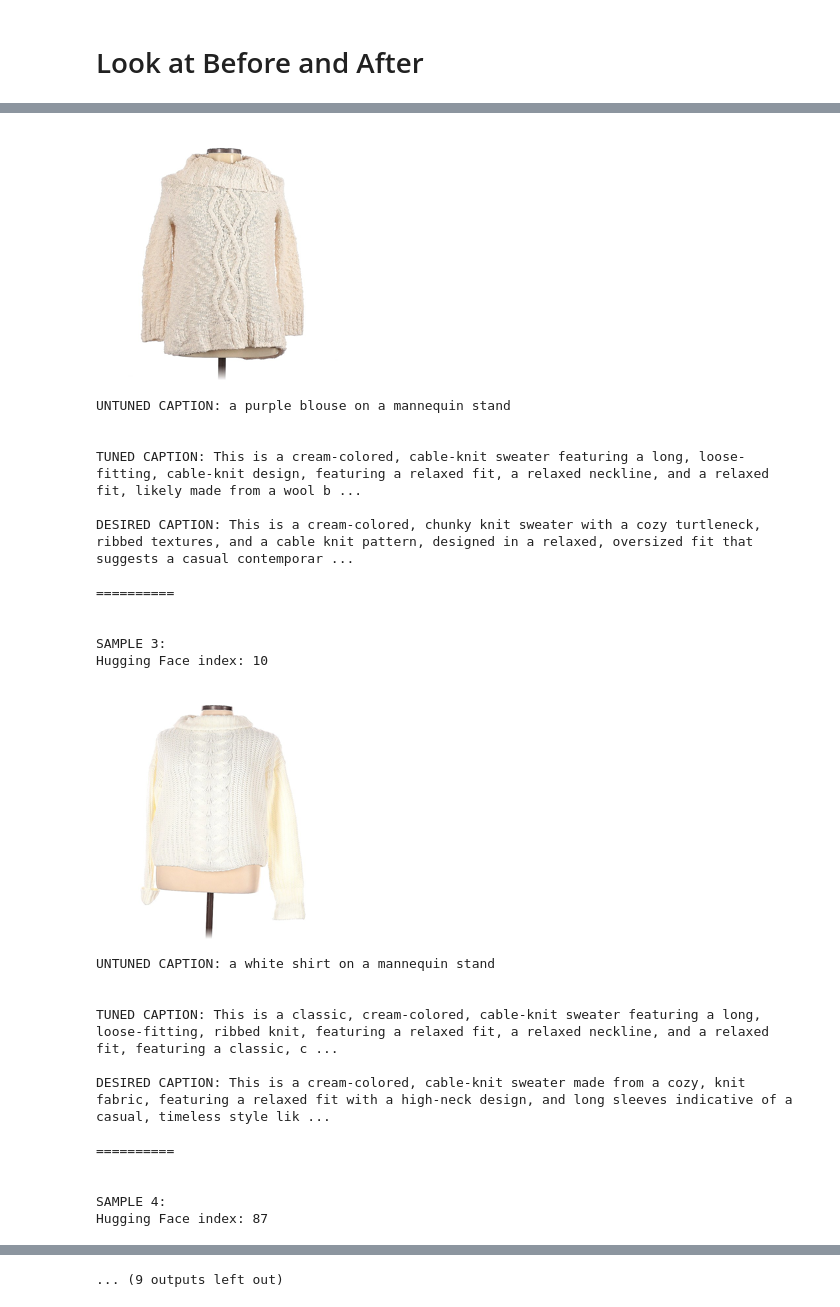
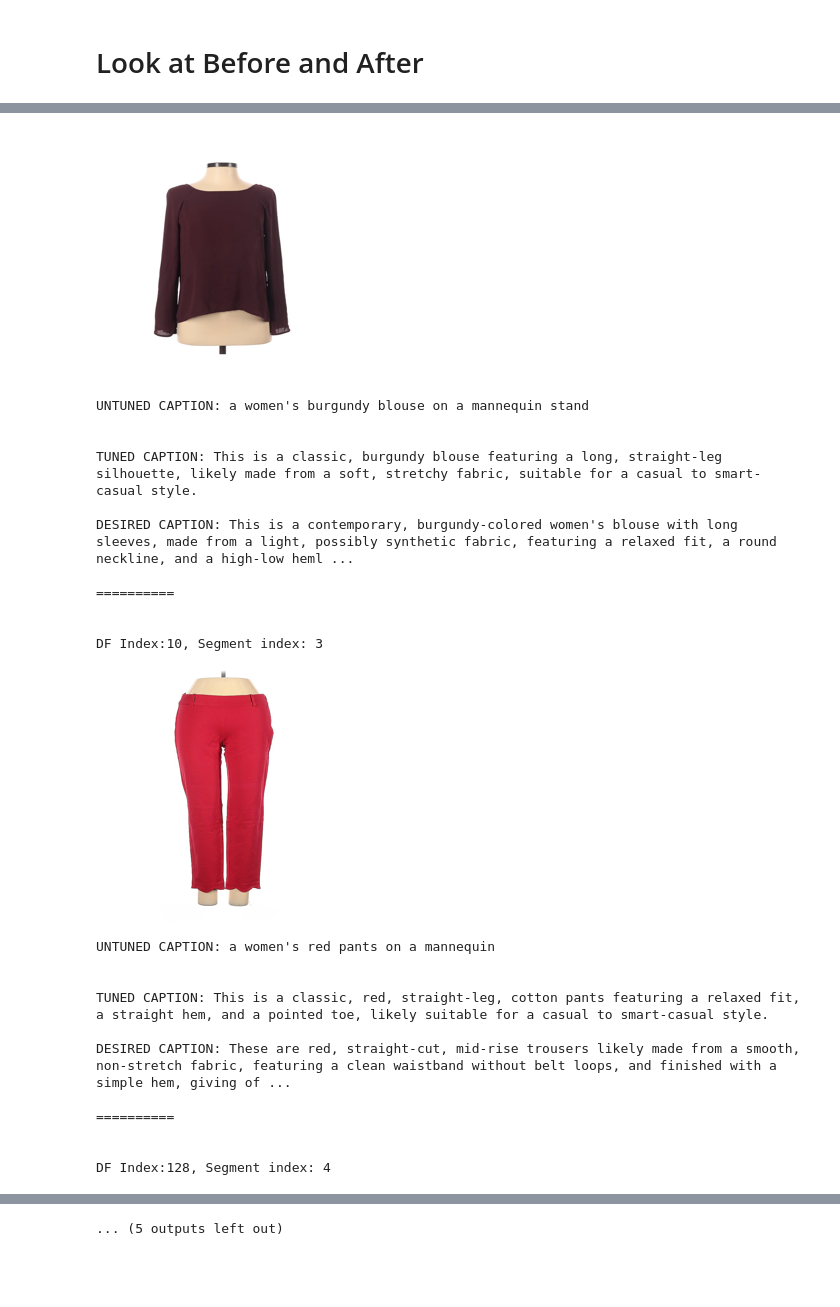
Before and after one commit to Krink22/EcoStyleSearch_NLP, a Jupyter notebook: fashion_image_captioner.ipynb, the cells around one changed output, grey strips where cells are left out. Drawn from its saved outputs; the diff is of its cells as text; code cells hidden in the pictures; blank space fills up the shorter version.

Commit message:
Made work with deduped dataset

```diff
--- a/fashion_image_captioner.ipynb
+++ b/fashion_image_captioner.ipynb
@@ -102,11 +105,12 @@ def getDatasetDF(csv_filepath = CSV_FILEPATH_g, image_folder = IMAGE_FOLDER_g):
     if len(csv_filepath) == 0:
         return
     data_df = read_csv(csv_filepath)
+    data_df.index.name = "df_id" #name index to be used for matching datapoints across imported df, hugging face train/test sets and torch dataloaders
 
     return data_df # Should have
 
 
 data_df_g = getDatasetDF()
-data_df_g.head()
+data_df_g.head(20)
 # %% [output]
 |  | filename | description |
@@ -256,0 +345,14 @@ test hugging face dataset created
+# %%
+# Function to convert from hf_id to uid
+
+def get_uid_from_hf_segment_id(segment, hf_segment_id, uid_df = uid_df_g):
+    df_id = uid_df.loc[(uid_df["segment"] == segment) & (uid_df["hf_segment_id"] == hf_segment_id), "df_id"]
+    assert len(df_id) == 1
+    uid = df_id.values[0]
+    return uid
+
+#Example
+segment_g = "train"
+hf_id_g = 0
+print(f"The uid of hf {segment_g}, ex {hf_id_g}:")
+print(get_uid_from_hf_segment_id(segment_g, hf_id_g))
@@ -390,6 +497,21 @@ test_dataloader_g = DataLoader(dataset = ImageCaptioningDataset(validation_hfset
                               )
 
 # del train_hfset
+# %%
+def select_dataset(segment,
+                   train_dataloader = train_dataloader_g,
+                   validation_dataloader = validation_dataloader_g,
+                   test_dataloader = test_dataloader_g):
+
+    selected_df, selected_hfset = select_df_hf(segment)
+    if segment == "train":
+        return  selected_df, selected_hfset, train_dataloader
+    elif segment == "validation":
+        return  selected_df, selected_hfset, validation_dataloader
+    elif segment == "test":
+        return  selected_df, selected_hfset, test_dataloader
+
+#train_df, train_hfset, train_dataloader = select_dataset("train")
 # %% [markdown]
 # Get Model
 # %%
@@ -573,0 +642,6 @@ Hugging Face index: 55
+# %%
+#Look at predictions before training
+segment_g = "validation"
+n_samples_g = 10
+
+comparison_segment_g, comparison_hf_indices_g, comparison_pixel_value_inputs_g, comparison_predictions_untuned_g, comparison_labels_g  = compareCaptionsBefore(segment_g, n_samples_g)
@@ -663,6 +811,9 @@ Average Loss: 1.932018021742503
 # %% [markdown]
 # Look at Before and After
 # %%
-stage_g = 'after'
-_, _, _ = compareBeforeAndAfter(model_g, processor_g, dataLoader_to_compare_g, corresponding_hfset, stage_g, MAX_SAMPLES_TO_COMPARE_g, predictions_untuned_g)
+compareCaptionsAfter(comparison_segment_g,
+                         comparison_hf_indices_g,
+                         comparison_pixel_value_inputs_g,
+                         comparison_predictions_untuned_g,
+                         comparison_labels_g)
 # %% [output]
@@ -697,26 +845,24 @@ Hugging Face index: 28
-[figure, old version]
+[figure, new version]
-UNTUNED CAPTION: a purple blouse on a mannequin stand
+UNTUNED CAPTION: a women's burgundy blouse on a mannequin stand
 
 
-TUNED CAPTION: This is a cream-colored, cable-knit sweater featuring a long, loose-fitting, cable-knit design, featuring a relaxed fit, a relaxed neckline, and a relaxed fit, likely made from a wool b ...
+TUNED CAPTION: This is a classic, burgundy blouse featuring a long, straight-leg silhouette, likely made from a soft, stretchy fabric, suitable for a casual to smart-casual style.
 
-DESIRED CAPTION: This is a cream-colored, chunky knit sweater with a cozy turtleneck, ribbed textures, and a cable knit pattern, designed in a relaxed, oversized fit that suggests a casual contemporar ...
+DESIRED CAPTION: This is a contemporary, burgundy-colored women's blouse with long sleeves, made from a light, possibly synthetic fabric, featuring a relaxed fit, a round neckline, and a high-low heml ...
 
 ==========
 
 
-SAMPLE 3:
-Hugging Face index: 10
+DF Index:10, Segment index: 3
-[figure, old version]
+[figure, new version]
-UNTUNED CAPTION: a white shirt on a mannequin stand
+UNTUNED CAPTION: a women's red pants on a mannequin
 
 
-TUNED CAPTION: This is a classic, cream-colored, cable-knit sweater featuring a long, loose-fitting, ribbed knit, featuring a relaxed fit, a relaxed neckline, and a relaxed fit, featuring a classic, c ...
+TUNED CAPTION: This is a classic, red, straight-leg, cotton pants featuring a relaxed fit, a straight hem, and a pointed toe, likely suitable for a casual to smart-casual style.
 
-DESIRED CAPTION: This is a cream-colored, cable-knit sweater made from a cozy, knit fabric, featuring a relaxed fit with a high-neck design, and long sleeves indicative of a casual, timeless style lik ...
+DESIRED CAPTION: These are red, straight-cut, mid-rise trousers likely made from a smooth, non-stretch fabric, featuring a clean waistband without belt loops, and finished with a simple hem, giving of ...
 
 ==========
 
 
-SAMPLE 4:
-Hugging Face index: 87
+DF Index:128, Segment index: 4
@@ -737 +882 @@ Hugging Face index: 18
-... (9 outputs left out)
+... (5 outputs left out)
```
Also changed, not shown: parts of 35 cells of this notebook.
